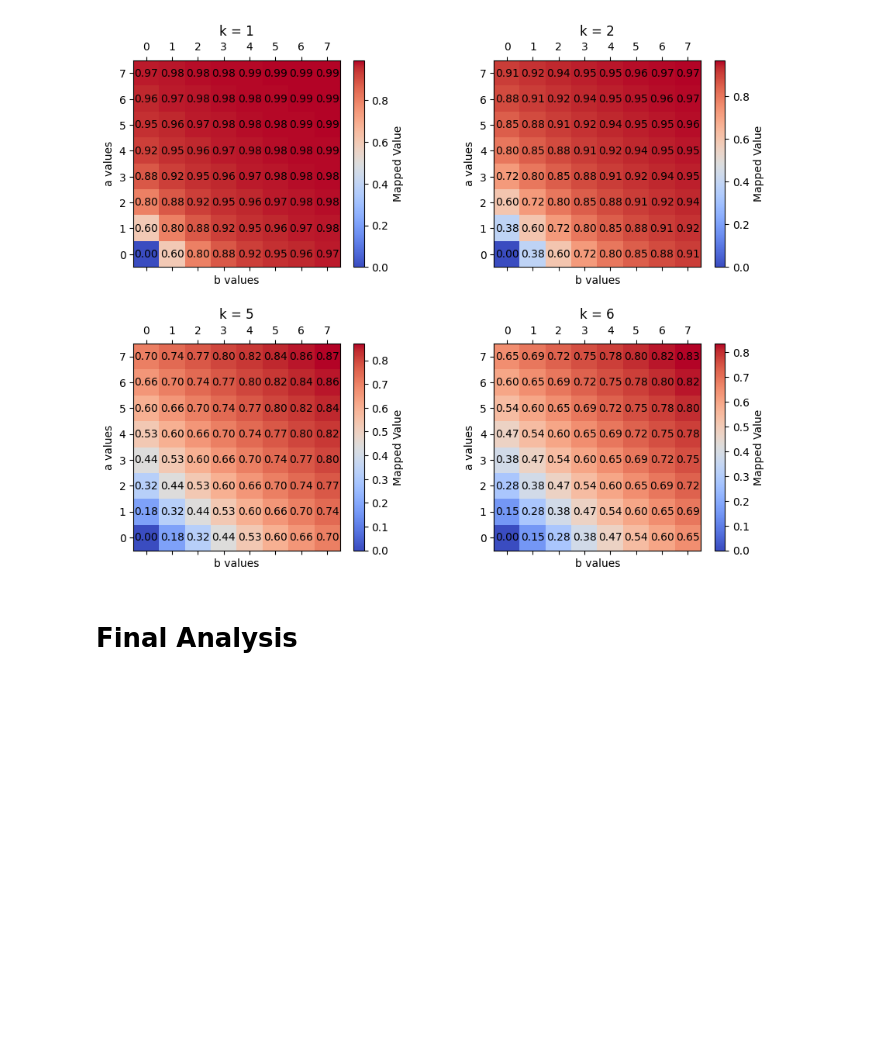
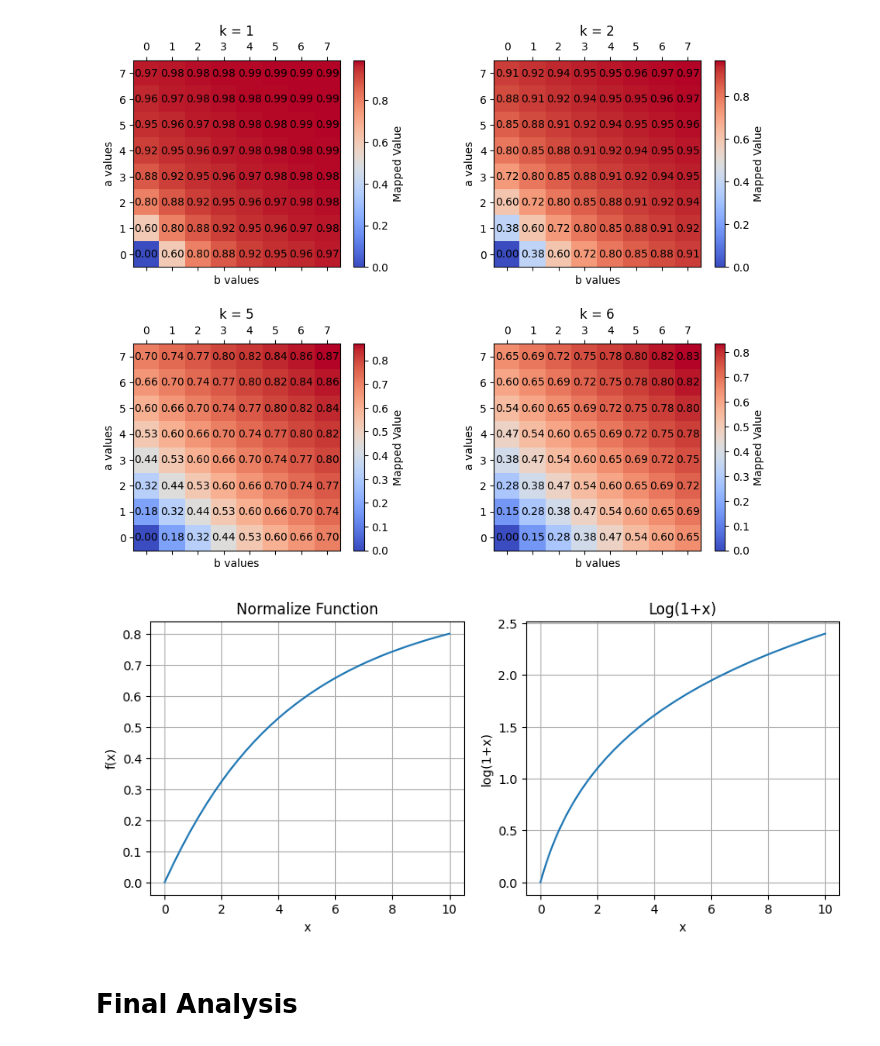
Before and after one commit to simonjisu/BusinessObjects, a Jupyter notebook: test.ipynb, the cells around one changed output. Cells and saved outputs as stored; diff of their text form; code cells hidden in the pictures; blank space fills up the shorter version.

```diff
--- a/test.ipynb
+++ b/test.ipynb
@@ -1921,6 +1918,30 @@ for i, (k, ax) in enumerate(zip(ks, axes.flatten())):
 plt.show()
 # %% [output]
 [figure]
+# %%
+# plot tanh graph
+
+xx = np.linspace(0, 10, 100)
+yy = [tanh(x, 5) for x in xx]
+yy2 = np.log(1 + xx)
+
+fig, axes = plt.subplots(1, 2, figsize=(10, 4))
+
+axes[0].plot(xx, yy)
+axes[0].set_title('Normalize Function')
+axes[0].set_xlabel('x')
+axes[0].set_ylabel('f(x)')
+axes[0].grid()
+
+axes[1].plot(xx, yy2)
+axes[1].set_title('Log(1+x)')
+axes[1].set_xlabel('x')
+axes[1].set_ylabel('log(1+x)')
+axes[1].grid()
+
+plt.show()
+# %% [output]
+[figure, added]
 # %% [markdown]
 # Final Analysis
 # %%
```
Also changed, not shown: parts of 14 cells of this notebook, 2 other files.
